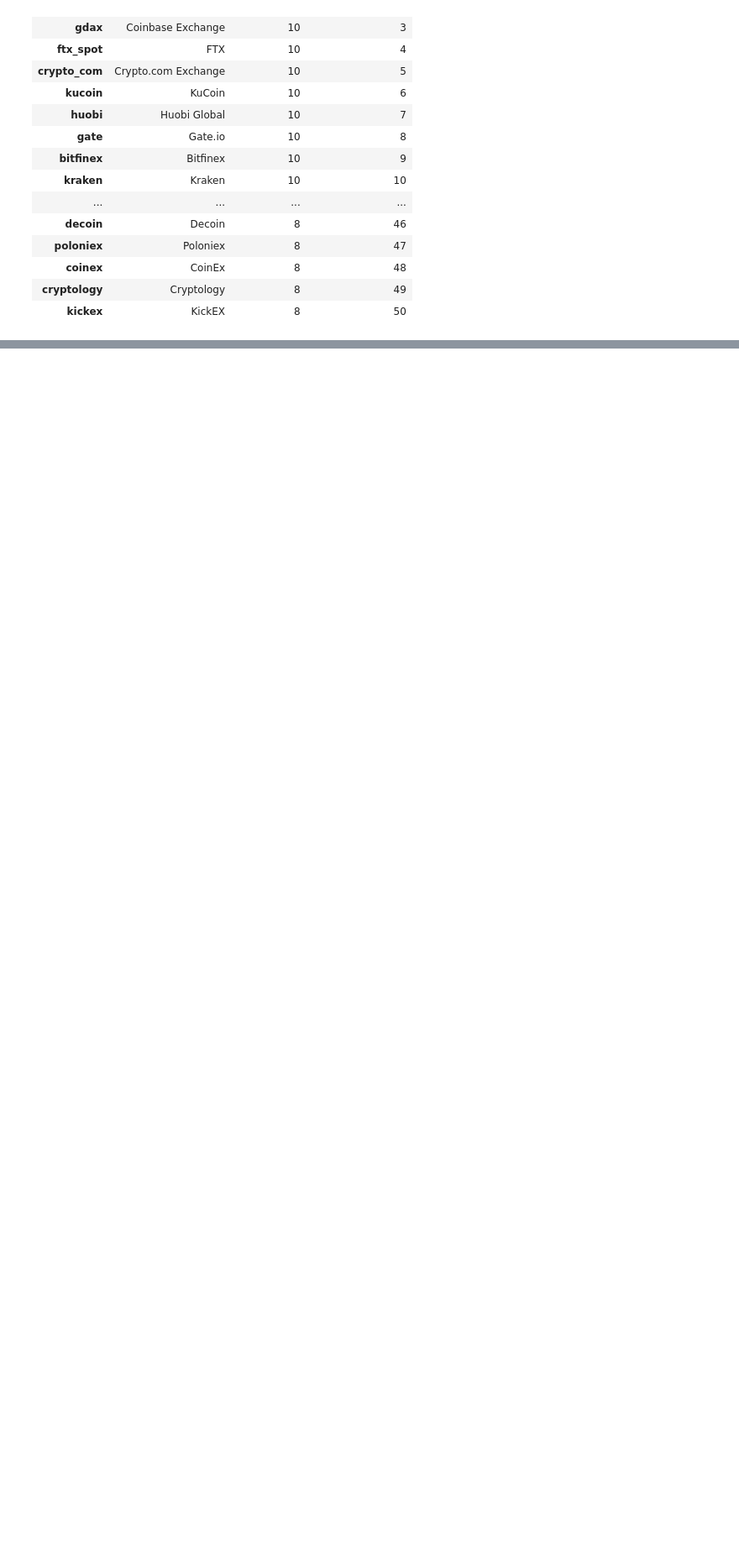
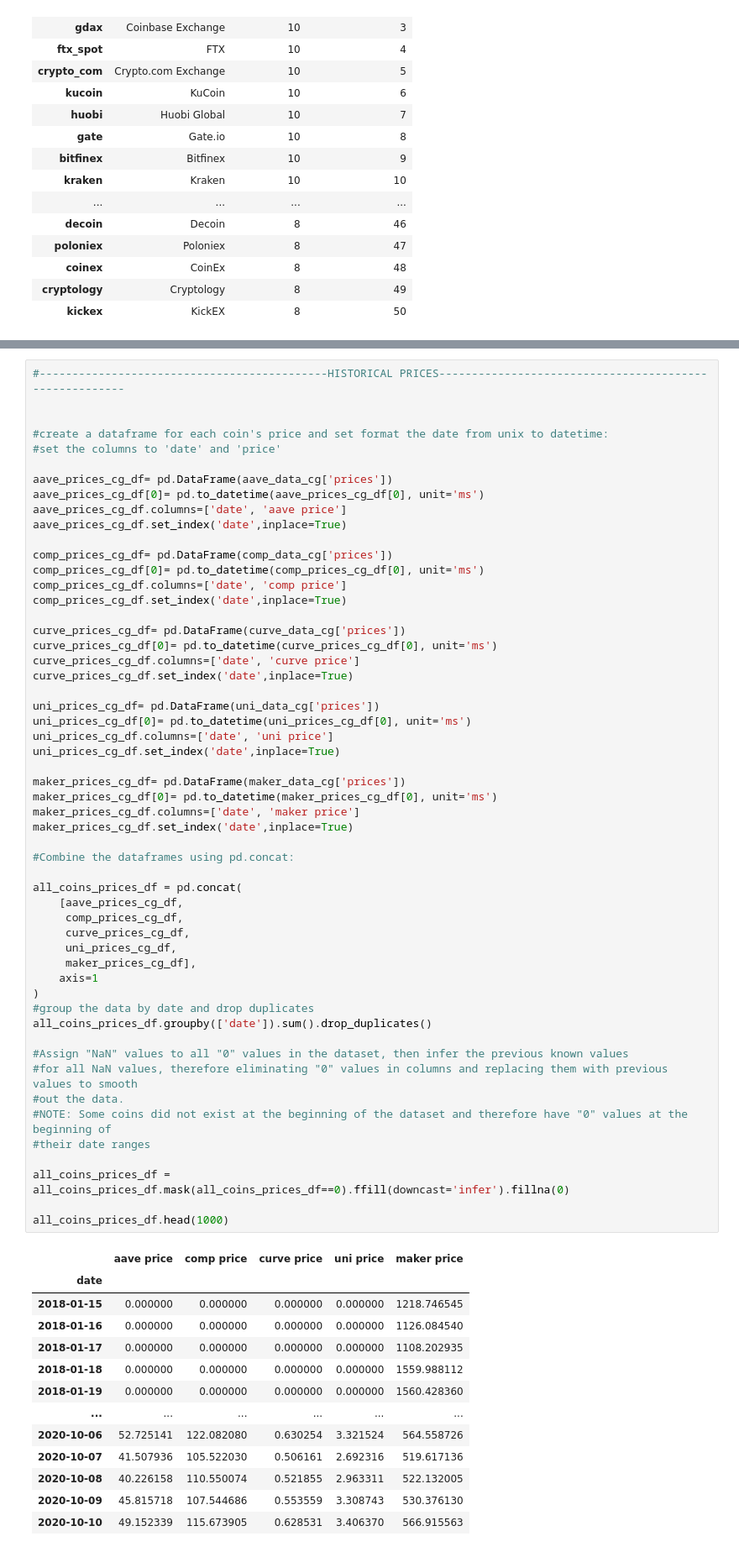
Before and after one commit to timtennyson/Defi-DApps-Investment-Analyzer, a Jupyter notebook: dataframe.ipynb, the cells around one changed output, grey strips where cells are left out. Shown at 84% size. Cells and saved outputs as stored; diff of their text form; blank space fills up the shorter version.

```diff
--- a/dataframe.ipynb
+++ b/dataframe.ipynb
@@ -390,0 +431,68 @@ all_coins_mcap_df.head(100)
+# %%
+#--------------------------------------------HISTORICAL PRICES-------------------------------------------------------
+
+
+#create a dataframe for each coin's price and set format the date from unix to datetime:
+#set the columns to 'date' and 'price'
+
+aave_prices_cg_df= pd.DataFrame(aave_data_cg['prices'])
+aave_prices_cg_df[0]= pd.to_datetime(aave_prices_cg_df[0], unit='ms')
+aave_prices_cg_df.columns=['date', 'aave price']
+aave_prices_cg_df.set_index('date',inplace=True)
+
+comp_prices_cg_df= pd.DataFrame(comp_data_cg['prices'])
+comp_prices_cg_df[0]= pd.to_datetime(comp_prices_cg_df[0], unit='ms')
+comp_prices_cg_df.columns=['date', 'comp price']
+comp_prices_cg_df.set_index('date',inplace=True)
+
+curve_prices_cg_df= pd.DataFrame(curve_data_cg['prices'])
+curve_prices_cg_df[0]= pd.to_datetime(curve_prices_cg_df[0], unit='ms')
+curve_prices_cg_df.columns=['date', 'curve price']
+curve_prices_cg_df.set_index('date',inplace=True)
+
+uni_prices_cg_df= pd.DataFrame(uni_data_cg['prices'])
+uni_prices_cg_df[0]= pd.to_datetime(uni_prices_cg_df[0], unit='ms')
+uni_prices_cg_df.columns=['date', 'uni price']
+uni_prices_cg_df.set_index('date',inplace=True)
+
+maker_prices_cg_df= pd.DataFrame(maker_data_cg['prices'])
+maker_prices_cg_df[0]= pd.to_datetime(maker_prices_cg_df[0], unit='ms')
+maker_prices_cg_df.columns=['date', 'maker price']
+maker_prices_cg_df.set_index('date',inplace=True)
+
+#Combine the dataframes using pd.concat:
+
+all_coins_prices_df = pd.concat(
+    [aave_prices_cg_df,
+     comp_prices_cg_df,
+     curve_prices_cg_df,
+     uni_prices_cg_df,
+     maker_prices_cg_df],
+    axis=1
+)
+#group the data by date and drop duplicates
+all_coins_prices_df.groupby(['date']).sum().drop_duplicates()
+
+#Assign "NaN" values to all "0" values in the dataset, then infer the previous known values
+#for all NaN values, therefore eliminating "0" values in columns and replacing them with previous values to smooth
+#out the data.
+#NOTE: Some coins did not exist at the beginning of the dataset and therefore have "0" values at the beginning of
+#their date ranges
+
+all_coins_prices_df = all_coins_prices_df.mask(all_coins_prices_df==0).ffill(downcast='infer').fillna(0)
+
+all_coins_prices_df.head(1000)
+# %% [output]
+|  | aave price | comp price | curve price | uni price | maker price |
+| date |  |  |  |  |  |
+| 2018-01-15 | 0.000000 | 0.000000 | 0.000000 | 0.000000 | 1218.746545 |
+| 2018-01-16 | 0.000000 | 0.000000 | 0.000000 | 0.000000 | 1126.084540 |
+| 2018-01-17 | 0.000000 | 0.000000 | 0.000000 | 0.000000 | 1108.202935 |
+| 2018-01-18 | 0.000000 | 0.000000 | 0.000000 | 0.000000 | 1559.988112 |
+| 2018-01-19 | 0.000000 | 0.000000 | 0.000000 | 0.000000 | 1560.428360 |
+| ... | ... | ... | ... | ... | ... |
+| 2020-10-06 | 52.725141 | 122.082080 | 0.630254 | 3.321524 | 564.558726 |
+| 2020-10-07 | 41.507936 | 105.522030 | 0.506161 | 2.692316 | 519.617136 |
+| 2020-10-08 | 40.226158 | 110.550074 | 0.521855 | 2.963311 | 522.132005 |
+| 2020-10-09 | 45.815718 | 107.544686 | 0.553559 | 3.308743 | 530.376130 |
+| 2020-10-10 | 49.152339 | 115.673905 | 0.628531 | 3.406370 | 566.915563 |
```
Also changed, not shown: parts of 12 cells of this notebook.
